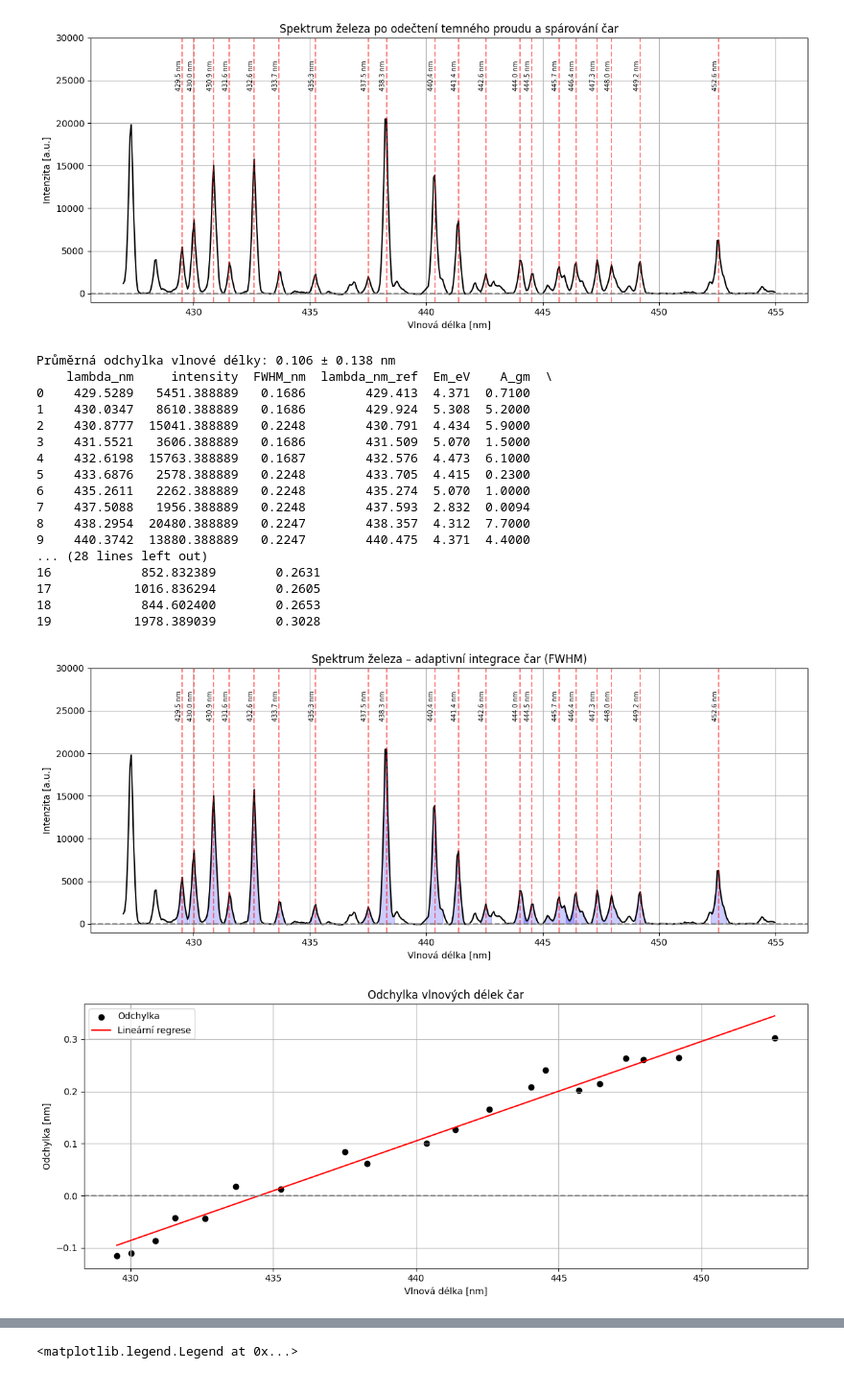
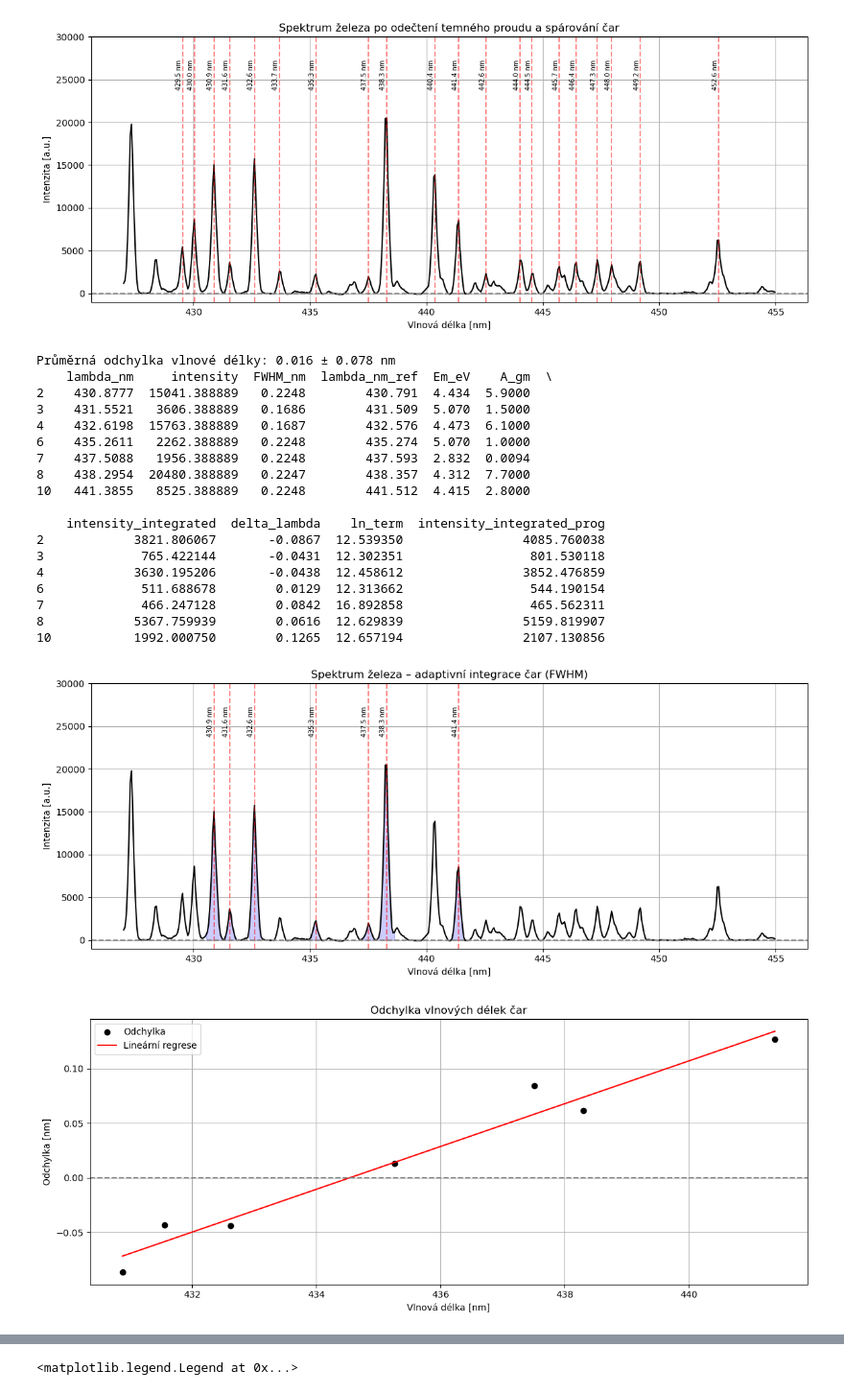
Before and after one commit to 4lrk2/Fyzikalni-praktikum, a Jupyter notebook: 7 - Spektra/7-driver.ipynb, the cells around one changed output, grey strips where cells are left out. Shown: that part at 96% size. Cells and saved outputs as stored; diff of their text form; code cells hidden in the pictures.

```diff
--- a/7 - Spektra/7-driver.ipynb
+++ b/7 - Spektra/7-driver.ipynb
@@ -206,8 +206,14 @@ matched_df["intensity_integrated"] = matched_df.apply(
     lambda row: integrate_dynamic(row["lambda_nm"], row["FWHM_nm"]), axis=1
 )
 
+matched_df["intensity_integrated_prog"] = [
+    0, 0, 4.085760038E+003, 8.015301182E+002, 3.852476859E+003, 0, 5.441901540E+002, 4.655623106E+002, 5.159819907E+003, 0,
+    2.107130856E+003, 0, 0, 0, 0, 0, 0, 0, 0, 0
+]
+
 # Odstraníme případné nuly nebo nesmysly
 matched_df = matched_df[matched_df["intensity_integrated"] > 0].copy()
+matched_df = matched_df[matched_df["intensity_integrated_prog"] > 0].copy()
 matched_df["delta_lambda"] = matched_df["lambda_nm_ref"] - matched_df["lambda_nm"]
 delta_lambda_mean = matched_df["delta_lambda"].mean()
 delta_lambda_std = matched_df["delta_lambda"].std()
@@ -241,45 +247,46 @@ plt.show()
 #plot delta lambda x lambda
 #fit linearní regresi
 from sklearn.linear_model import LinearRegression
 X = matched_df["lambda_nm"].values.reshape(-1, 1)
 y = matched_df["delta_lambda"].values.reshape(-1, 1)
 model = LinearRegression()
 model.fit(X, y)
 slope = model.coef_[0][0]
 intercept = model.intercept_[0]
 
 plt.figure(figsize=(12, 5))
 plt.scatter(matched_df["lambda_nm"], matched_df["delta_lambda"], color='black', label='Odchylka')
 #plt linregression line
 plt.plot(matched_df["lambda_nm"], model.predict(X), color='red', label='Lineární regrese')
 plt.legend()
 plt.axhline(0, color='gray', linestyle='--')
 plt.xlabel("Vlnová délka [nm]")
 plt.ylabel("Odchylka [nm]")
 plt.title("Odchylka vlnových délek čar")
 plt.grid(True)
 plt.tight_layout()
 plt.show()
 # %% [output]
-Průměrná odchylka vlnové délky: 0.106 ± 0.138 nm
+Průměrná odchylka vlnové délky: 0.016 ± 0.078 nm
     lambda_nm     intensity  FWHM_nm  lambda_nm_ref  Em_eV    A_gm  \
-0    429.5289   5451.388889   0.1686        429.413  4.371  0.7100
-1    430.0347   8610.388889   0.1686        429.924  5.308  5.2000
 2    430.8777  15041.388889   0.2248        430.791  4.434  5.9000
 3    431.5521   3606.388889   0.1686        431.509  5.070  1.5000
 4    432.6198  15763.388889   0.1687        432.576  4.473  6.1000
-5    433.6876   2578.388889   0.2248        433.705  4.415  0.2300
 6    435.2611   2262.388889   0.2248        435.274  5.070  1.0000
 7    437.5088   1956.388889   0.2248        437.593  2.832  0.0094
 8    438.2954  20480.388889   0.2247        438.357  4.312  7.7000
-9    440.3742  13880.388889   0.2247        440.475  4.371  4.4000
-... (28 lines left out)
-16            852.832389        0.2631
-17           1016.836294        0.2605
-18            844.602400        0.2653
-19           1978.389039        0.3028
+10   441.3855   8525.388889   0.2248        441.512  4.415  2.8000
+
+    intensity_integrated  delta_lambda    ln_term  intensity_integrated_prog
+2            3821.806067       -0.0867  12.539350                4085.760038
+3             765.422144       -0.0431  12.302351                 801.530118
+4            3630.195206       -0.0438  12.458612                3852.476859
+6             511.688678        0.0129  12.313662                 544.190154
+7             466.247128        0.0842  16.892858                 465.562311
+8            5367.759939        0.0616  12.629839                5159.819907
+10           1992.000750        0.1265  12.657194                2107.130856
-[figure, old version]
+[figure, new version]
-[figure, old version]
+[figure, new version]
 # %%
 # Výpočet hodnot pro pyrometrickou přímku
 k_B = 8.617333262145e-5  # Boltzmannova konstanta v eV/K
```
Also changed, not shown: parts of 1 cell of this notebook, 27 other files.
